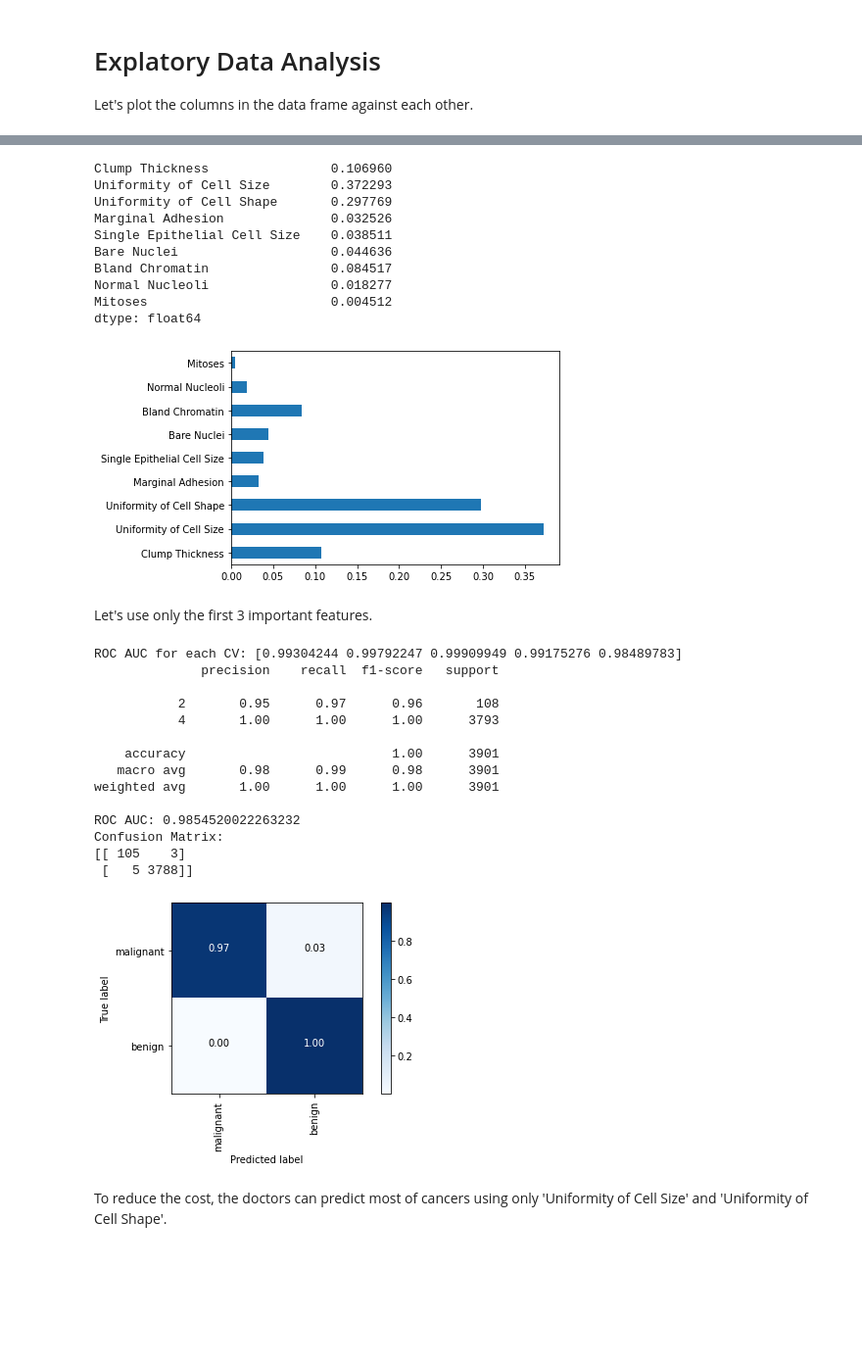
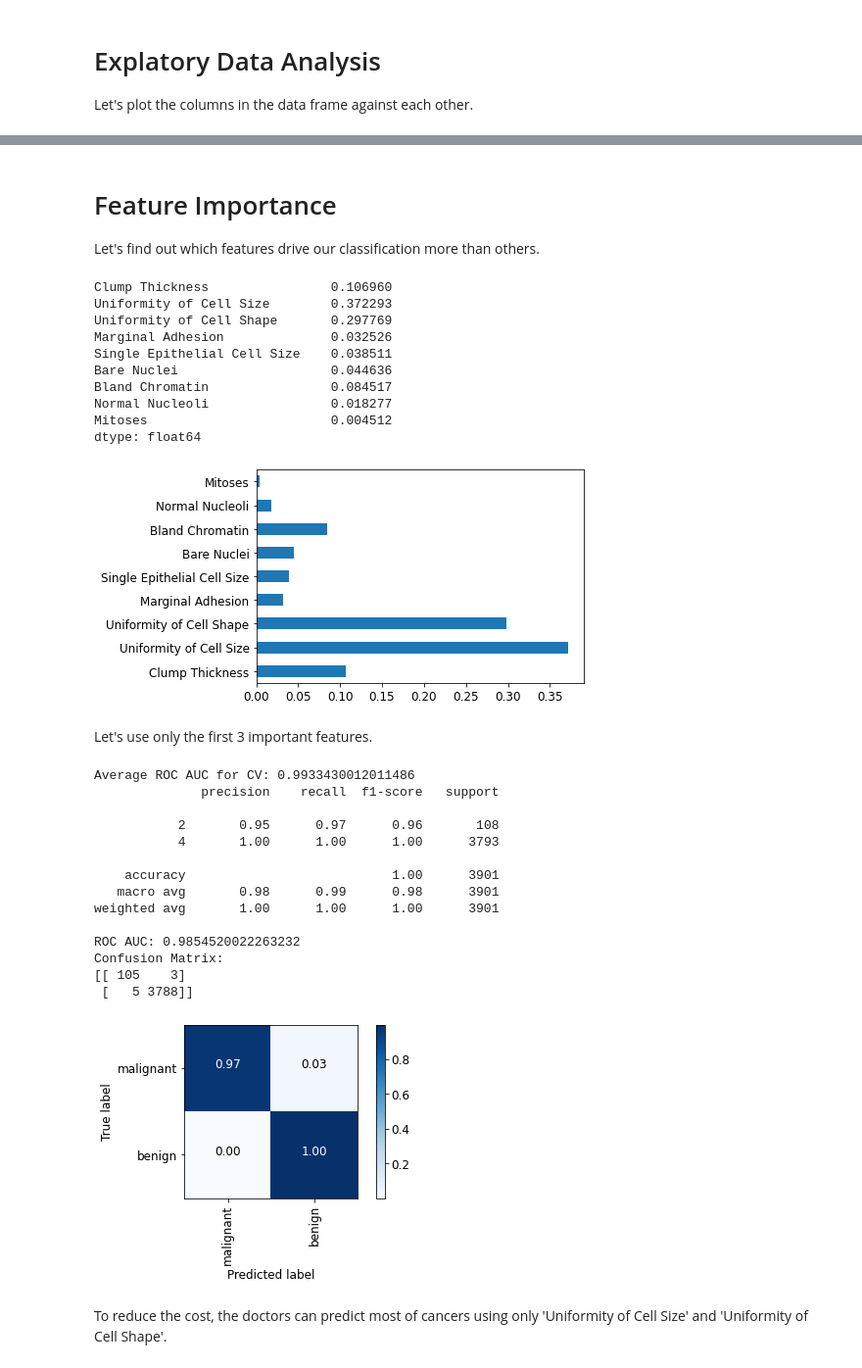
Before and after one commit to sina5/Breast-Cancer-Detection, a Jupyter notebook: bc.ipynb, the cells around one changed output, grey strips where cells are left out. Shown at 98% size. Drawn from its saved outputs; the diff is of its cells as text; code cells hidden in the pictures; blank space fills up the shorter version.

```diff
--- a/bc.ipynb
+++ b/bc.ipynb
@@ -36,9 +36,11 @@ from sklearn.naive_bayes import GaussianNB
 from sklearn.ensemble import RandomForestClassifier
 from sklearn.pipeline import Pipeline
 from sklearn.metrics import roc_auc_score
+from sklearn.metrics import roc_curve
 from sklearn.metrics import classification_report
 from sklearn.metrics import confusion_matrix
 %matplotlib inline
+plt.rcParams['font.size'] = 12
 random_state = 5
 # %% [markdown]
 # Dataset Information
@@ -219,0 +239,10 @@ plt.tight_layout()
+# %%
+fpr, tpr, thresholds = roc_curve(y_test, y_prob,  pos_label=4 )
+plt.plot(fpr, tpr, linewidth=5)
+plt.xlim([0.0, 1.0])
+plt.ylim([0.0, 1.0])
+plt.rcParams['font.size'] = 12
+plt.title('ROC curve for breast cancer classification')
+plt.xlabel('False Positive Rate (1 - Specificity)')
+plt.ylabel('True Positive Rate (Sensitivity)')
+plt.grid(True)
@@ -220,3 +251,6 @@ plt.tight_layout()
+# %% [markdown]
+# Feature Importance
+Let's find out which features drive our classification more than others.
 # %%
 importances = pd.Series(clf.feature_importances_, index=X.columns)
 importances.plot(kind='barh')
@@ -232,7 +266,7 @@ Bland Chromatin                0.084517
 Normal Nucleoli                0.018277
 Mitoses                        0.004512
 dtype: float64
-[figure, old version]
+[figure, new version]
 # %% [markdown]
 Let's use only the first 3 important features.
 # %%
@@ -241,17 +275,17 @@ X = df.loc[:, df.columns.isin(['Uniformity of Cell Size',
 y = df['Class']
 X_train, X_test, y_train, y_test = train_test_split(X,y, random_state=random_state)
 clf = RandomForestClassifier(n_estimators=100, n_jobs=-1, random_state=random_state)
+print('Average ROC AUC for CV: {}'.format(
+        cross_val_score(clf, X, y, cv=5, scoring = 'roc_auc', n_jobs=-1).mean()))
 clf.fit(X_train,y_train)
 y_pred = clf.predict(X_test)
-cm = confusion_matrix(y_test, y_pred)
+cm_1 = confusion_matrix(y_test, y_pred)
 roc_auc = roc_auc_score(y_test, y_pred)
-print('ROC AUC for each CV: {}'.format(
-        cross_val_score(clf, X, y, cv=5, scoring = 'roc_auc')))
 print(classification_report(y_test, y_pred))
 print('ROC AUC: {}'.format(roc_auc))
-print('Confusion Matrix:\n{}'.format(cm))
+print('Confusion Matrix:\n{}'.format(cm_1))
 # %% [output]
-ROC AUC for each CV: [0.99304244 0.99792247 0.99909949 0.99175276 0.98489783]
+Average ROC AUC for CV: 0.9933430012011486
               precision    recall  f1-score   support
 
            2       0.95      0.97      0.96       108
@@ -266,24 +300,24 @@ Confusion Matrix:
 [[ 105    3]
  [   5 3788]]
 # %%
-plt.imshow(cm, interpolation='nearest', cmap=plt.cm.Blues)
+plt.imshow(cm_1, interpolation='nearest', cmap=plt.cm.Blues)
 plt.colorbar()
 tick_marks = np.arange(len(np.unique(y)))
 labels = np.unique(y).tolist()
 labels = [class_name_dict.get(item, item)  for item in labels]
 plt.xticks(tick_marks, labels, rotation=90)
 plt.yticks(tick_marks, labels)
-cm = cm.astype('float') / cm.sum(axis=1)[:, np.newaxis]
-thresh = cm.max() / 2.
-for i, j in itertools.product(range(cm.shape[0]), range(cm.shape[1])):
-    plt.text(j, i, format(cm[i, j], '.2f'),
+cm_1 = cm_1.astype('float') / cm_1.sum(axis=1)[:, np.newaxis]
+thresh = cm_1.max() / 2.
+for i, j in itertools.product(range(cm_1.shape[0]), range(cm_1.shape[1])):
+    plt.text(j, i, format(cm_1[i, j], '.2f'),
                 horizontalalignment="center",
-                color="white" if cm[i, j] > thresh else "black")
+                color="white" if cm_1[i, j] > thresh else "black")
 
 plt.ylabel('True label')
 plt.xlabel('Predicted label')
 plt.tight_layout()
 # %% [output]
-[figure, old version]
+[figure, new version]
 # %% [markdown]
 To reduce the cost, the doctors can predict most of cancers using only 'Uniformity of Cell Size' and 'Uniformity of Cell Shape'.
```
Also changed, not shown: parts of 9 cells of this notebook.
